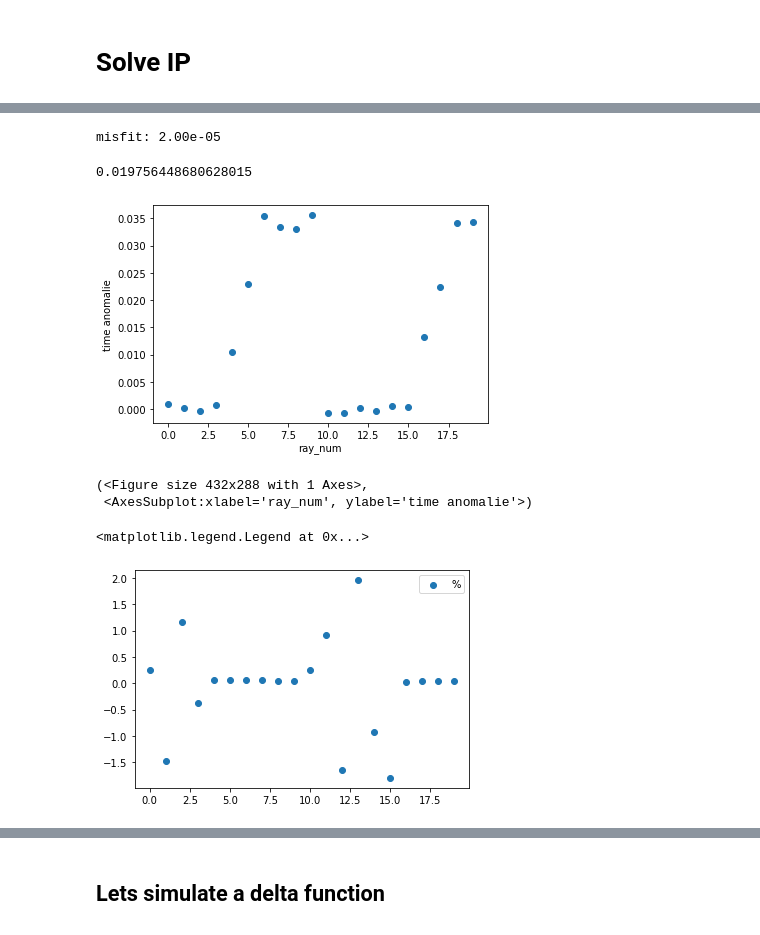
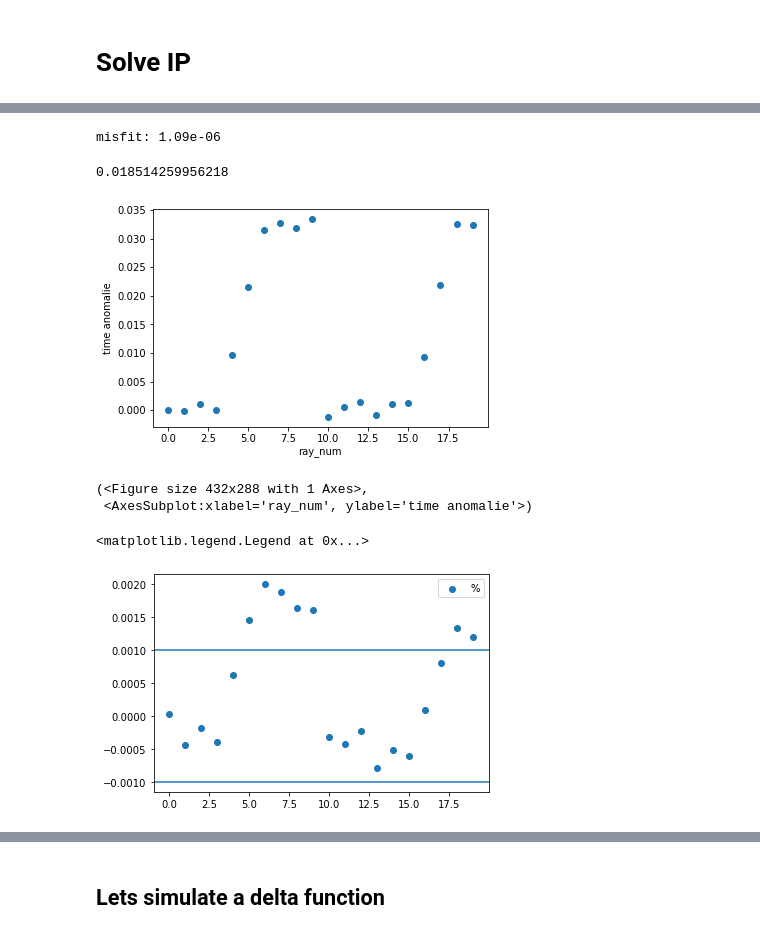
Before and after one commit to Kiril94/Inverse_Problems, a Jupyter notebook: Ass1/Ass1.ipynb, the cells around one changed output, grey strips where cells are left out. Saved outputs shown, nothing was run; the diff lists cells and outputs as text; code cells hidden in the pictures.

```diff
--- a/Ass1/Ass1.ipynb
+++ b/Ass1/Ass1.ipynb
@@ -61,12 +65,6 @@ To determine the std we compute the expectation value of the length of the vecto
 $\mathbb{E}\left[||x||_2^n\right] = 2^\frac{n-2}{2}\sigma^n N \frac{\Gamma\left(\frac{N+n}{2}\right)}{\Gamma\left(\frac{N+2}{2}\right)} = \sigma 20 \frac{\Gamma\left(\frac{21}{2}\right)}{\Gamma\left(11\right)\sqrt{2}}$\
 $\sigma = \frac{\Gamma(11)\sqrt{2}}{20^2\Gamma(21/2)}\cdot||t||$
 # %%
-G = np.zeros((20,13*11))
-G[np.arange(10),np.arange(1,11)] = 1
-G[np.arange(10,20,1),np.arange(11,1,-1)] = 1
-for i in range(10):
-    G[np.arange(i,10), np.arange(13*(i+1),11+12*(i+1))] = 1
-    G[np.arange(10+i,20,1),np.arange(25+13*i,15+i*14,-1)] = 1
 S = np.zeros((11,13))
 S[1:9,4:7] = ds2
 s_sim = np.ndarray.flatten(S) #s_sim contains information about the size of the gray area and is used to simulate the data"
@@ -74,8 +72,10 @@ s_sim = np.ndarray.flatten(S) #s_sim contains information about the size of the
 #np.random.seed(10)
 N = 20
 sigma = 0.001#gamma((N+2)/2)*np.sqrt(2)/ (20*N*gamma((N+1)/2))*la.norm(t_pure)
-n = np.random.normal(loc = 0, scale = sigma, size = (N,1))
+n = np.random.normal(loc = 0, scale = sigma, size = (N))
+t_pure = np.dot(G,s_sim)
 t = t_pure + n
+t = t.reshape((len(t),1))
 t_pure_sim = forward_sim(G,s_sim)
 la.norm(n)-1/20*la.norm(t_pure), sigma, la.norm(t_pure_sim-t_pure)
 # %% [output]
@@ -128,8 +120,7 @@ plt.show()
 # %%
 def Tikh_solution(M,d,eps):
     """Linear IP solver. Takes matrix M and data and computes Tikhonov solution for model parameter x"""
-    A = M.T@M
-    d = np.reshape(d, (len(d),1))
-    return la.inv(A+eps**2*np.eye(len(A)))@M.T@d
+    A = np.matmul(M.T,M)
+    return  la.multi_dot([la.inv(A+eps**2*np.eye(len(A))),M.T,d])
 
-def misfit(G,d,s): return np.abs(la.norm(d-G@s)**2-N*sigma**2)
+def misfit(G,d,s): return np.abs(la.norm(d-np.matmul(G,s))**2-N*sigma**2)
@@ -150,28 +188,29 @@ ax.set_xscale('log')
 # %%
-eps = 1e-1#.38e-7
+eps = 1.035#.38e-7
 s_f = Tikh_solution(G,t,eps)
 #condition to fit parameters so that prediction is barely within uncertainty
 print(f"misfit: {misfit(G,t,s_f):.2e}")
 la.norm(s_f)
 # %% [output]
-misfit: 2.00e-05
+misfit: 1.09e-06
-0.019756448680628015
+0.018514259956218
 # %%
 t_pred = G@s_f
-#t_ex = G@exact_sol(G,t)
 fastplot(rays_all,t_pred, xlabel = 'ray_num', ylabel = 'time anomalie')
 # %% [output]
-[figure, old version]
+[figure, new version]
 (<Figure size 432x288 with 1 Axes>,
  <AxesSubplot:xlabel='ray_num', ylabel='time anomalie'>)
 # %%
-dt = (t-t_pred)/t
+dt = (t-t_pred)
 fig,ax = plt.subplots()
-ax.scatter(rays_all, dt*100, label = '%')
+ax.scatter(rays_all, dt, label = '%')
+ax.axhline(-sigma)
+ax.axhline(sigma)
 ax.legend()
 # %% [output]
 <matplotlib.legend.Legend at 0x...>
-[figure, old version]
+[figure, new version]
 # %%
 s_mat = np.reshape(s_f, (11,13))
 fig,ax = plt.subplots(figsize = (10,10))
```
Also changed, not shown: parts of 17 cells of this notebook.
